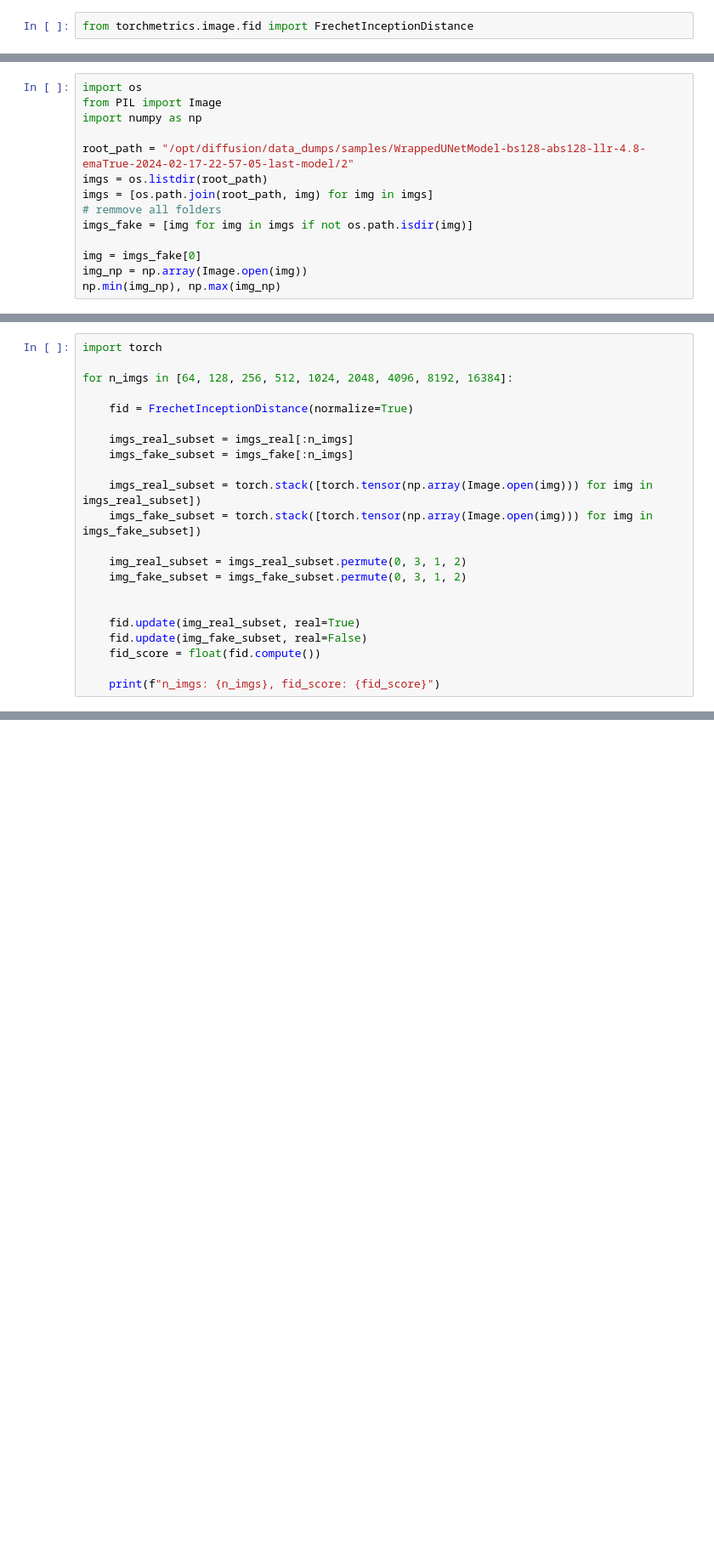
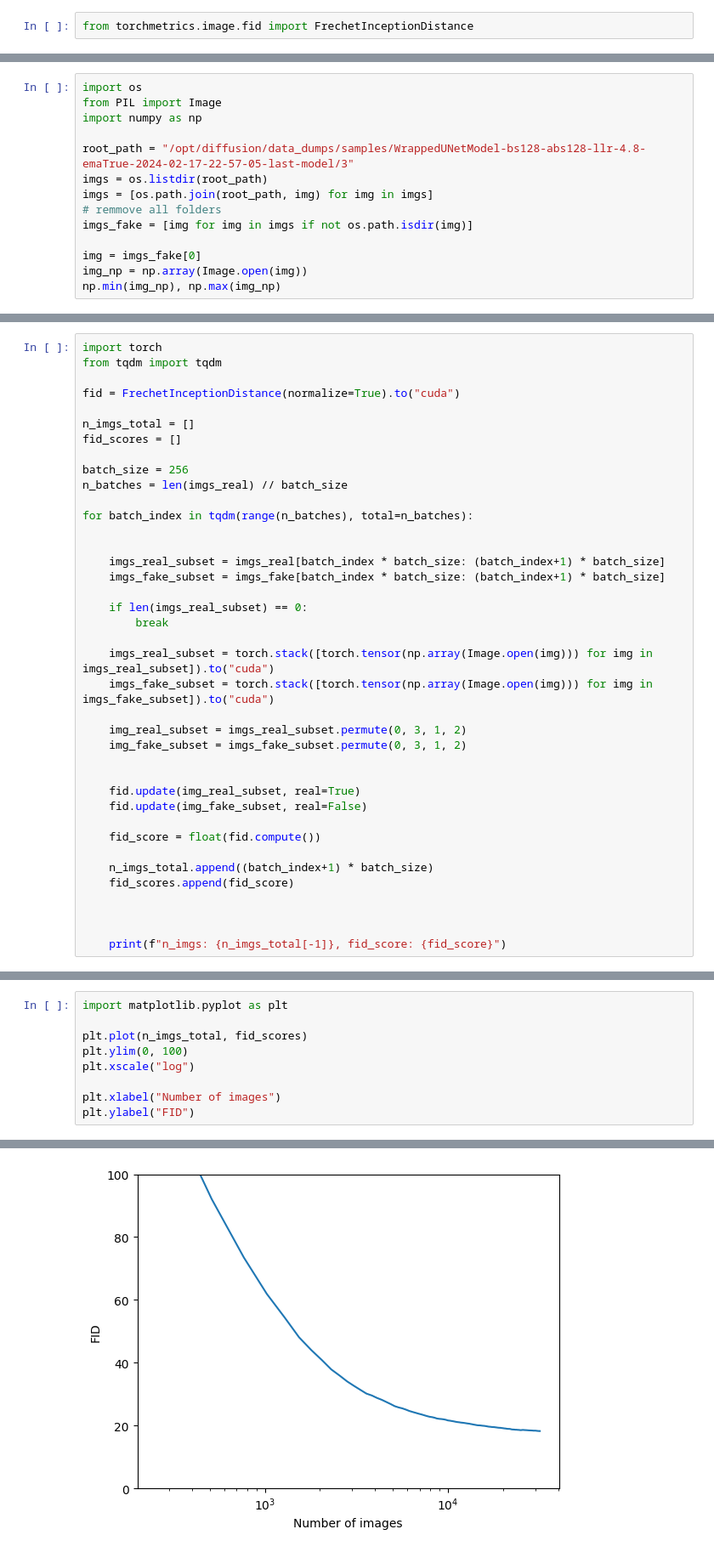
Before and after one commit to viktorcikojevic/diffusion, a Jupyter notebook: notebooks/explore-fid-score.ipynb, the cells around one changed output, grey strips where cells are left out. Shown at 85% size. Cells and saved outputs as stored; diff of their text form; blank space fills up the shorter version.

```diff
--- a/notebooks/explore-fid-score.ipynb
+++ b/notebooks/explore-fid-score.ipynb
@@ -19,7 +19,7 @@ import os
 from PIL import Image
 import numpy as np
 
-root_path = "/opt/diffusion/data_dumps/samples/WrappedUNetModel-bs128-abs128-llr-4.8-emaTrue-2024-02-17-22-57-05-last-model/2"
+root_path = "/opt/diffusion/data_dumps/samples/WrappedUNetModel-bs128-abs128-llr-4.8-emaTrue-2024-02-17-22-57-05-last-model/3"
 imgs = os.listdir(root_path)
 imgs = [os.path.join(root_path, img) for img in imgs]
 # remmove all folders
@@ -33,15 +37,26 @@ np.min(img_np), np.max(img_np)
 # %%
 import torch
+from tqdm import tqdm
 
-for n_imgs in [64, 128, 256, 512, 1024, 2048, 4096, 8192, 16384]:
+fid = FrechetInceptionDistance(normalize=True).to("cuda")
 
-	fid = FrechetInceptionDistance(normalize=True)
+n_imgs_total = []
+fid_scores = []
 
-	imgs_real_subset = imgs_real[:n_imgs]
-	imgs_fake_subset = imgs_fake[:n_imgs]
+batch_size = 256
+n_batches = len(imgs_real) // batch_size
 
-	imgs_real_subset = torch.stack([torch.tensor(np.array(Image.open(img))) for img in imgs_real_subset])
-	imgs_fake_subset = torch.stack([torch.tensor(np.array(Image.open(img))) for img in imgs_fake_subset])
+for batch_index in tqdm(range(n_batches), total=n_batches):
+
+
+	imgs_real_subset = imgs_real[batch_index * batch_size: (batch_index+1) * batch_size]
+	imgs_fake_subset = imgs_fake[batch_index * batch_size: (batch_index+1) * batch_size]
+
+	if len(imgs_real_subset) == 0:
+		break
+
+	imgs_real_subset = torch.stack([torch.tensor(np.array(Image.open(img))) for img in imgs_real_subset]).to("cuda")
+	imgs_fake_subset = torch.stack([torch.tensor(np.array(Image.open(img))) for img in imgs_fake_subset]).to("cuda")
 
 	img_real_subset = imgs_real_subset.permute(0, 3, 1, 2)
 	img_fake_subset = imgs_fake_subset.permute(0, 3, 1, 2)
@@ -49,7 +64,13 @@ for n_imgs in [64, 128, 256, 512, 1024, 2048, 4096, 8192, 16384]:
 
 	fid.update(img_real_subset, real=True)
 	fid.update(img_fake_subset, real=False)
+
 	fid_score = float(fid.compute())
 
-	print(f"n_imgs: {n_imgs}, fid_score: {fid_score}")
+	n_imgs_total.append((batch_index+1) * batch_size)
+	fid_scores.append(fid_score)
+
+
+
+	print(f"n_imgs: {n_imgs_total[-1]}, fid_score: {fid_score}")
 # %% [output]
@@ -61,0 +90,10 @@ KeyboardInterrupt:
+# %%
+import matplotlib.pyplot as plt
+
+plt.plot(n_imgs_total, fid_scores)
+plt.ylim(0, 100)
+plt.xscale("log")
+
+plt.xlabel("Number of images")
+plt.ylabel("FID")
+# %% [output]
@@ -61,0 +101 @@ KeyboardInterrupt:
+[figure, added]
```
Also changed, not shown: parts of 5 cells of this notebook, 3 other files.
